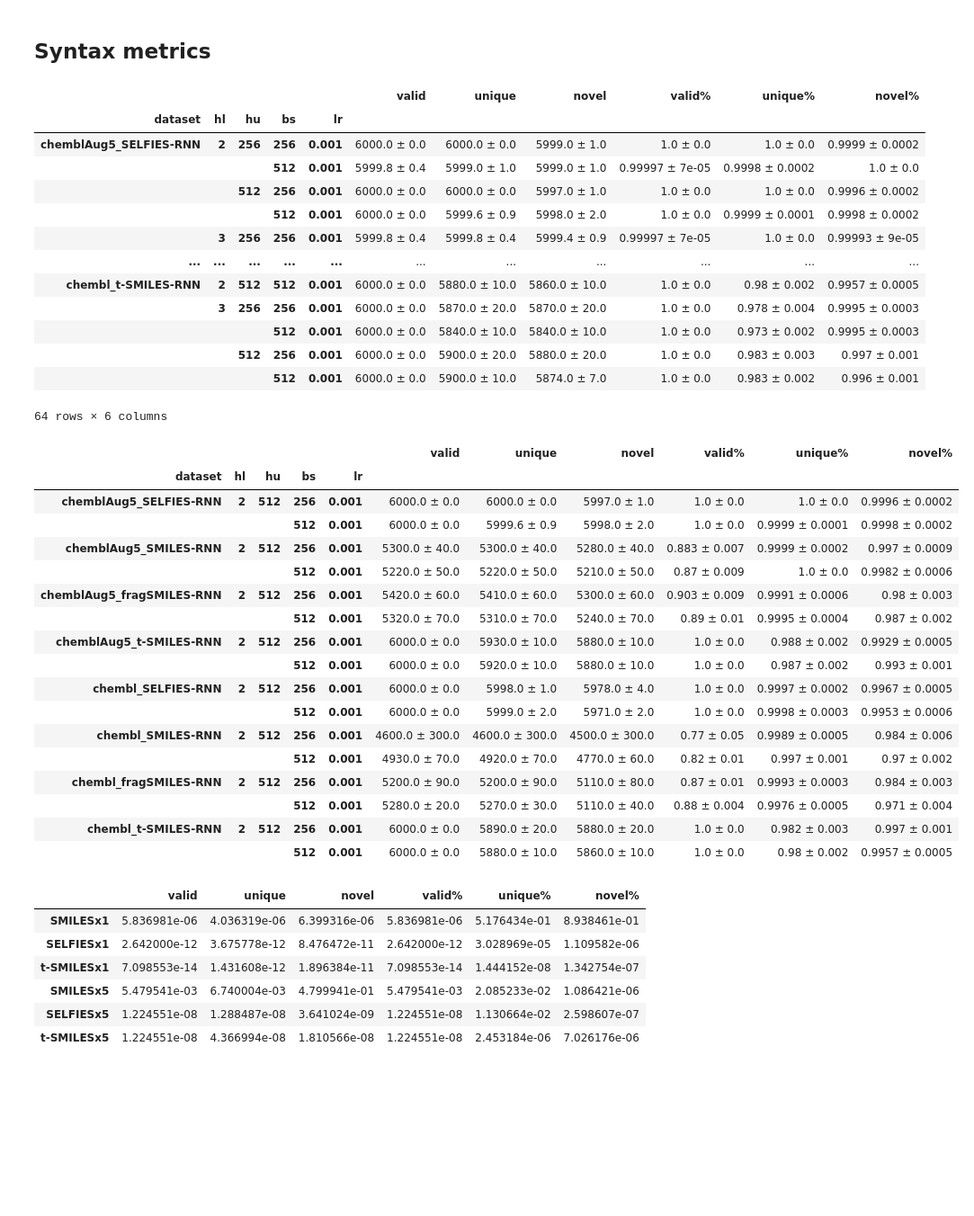
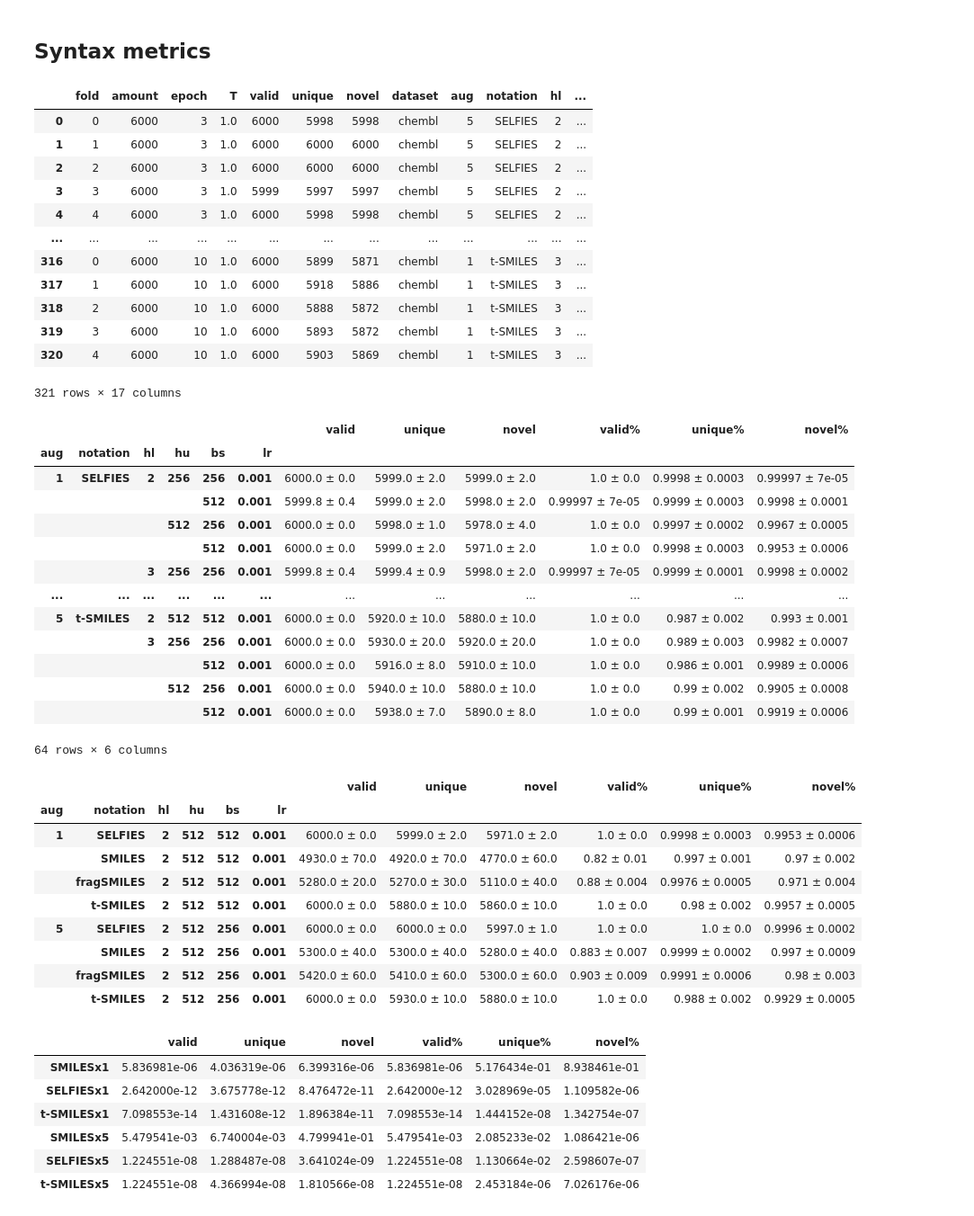
Before and after one commit to f48r1/fragsmiles, a Jupyter notebook: 07_metricChembl.ipynb, the cells around one changed output. Shown: that part at 90% size. Drawn from its saved outputs; the diff is of its cells as text; code cells hidden in the pictures; blank space fills up the shorter version.

```diff
--- a/07_metricChembl.ipynb
+++ b/07_metricChembl.ipynb
@@ -41,5 +57,5 @@ evaluators_table = pd.concat([evaluator.get_as_DFcell() for evaluator in evaluat
 # %%
-evaluators_table = evaluators_table.groupby(['hl','hu','bs','lr']).agg(lambda x: x.dropna())
+evaluators_table = evaluators_table.drop(columns=['dataset','notation']).groupby(['aug','hl','hu','bs','lr',]).agg(lambda x: x.dropna())
 # %%
 evaluators_table
 # %% [output]
@@ -103,8 +143,24 @@ genDFs['novel%']=genDFs['novel']/genDFs['unique']
 # %%
 params=[2,512,512,0.001]
 params5=[2,512,256,0.001]
+# %%
+genDFs
+# %% [output]
+|  | fold | amount | epoch | T | valid | unique | novel | dataset | aug | notation | hl | ... |
+| 0 | 0 | 6000 | 3 | 1.0 | 6000 | 5998 | 5998 | chembl | 5 | SELFIES | 2 | ... |
+| 1 | 1 | 6000 | 3 | 1.0 | 6000 | 6000 | 6000 | chembl | 5 | SELFIES | 2 | ... |
+| 2 | 2 | 6000 | 3 | 1.0 | 6000 | 6000 | 6000 | chembl | 5 | SELFIES | 2 | ... |
+| 3 | 3 | 6000 | 3 | 1.0 | 5999 | 5997 | 5997 | chembl | 5 | SELFIES | 2 | ... |
+| 4 | 4 | 6000 | 3 | 1.0 | 6000 | 5998 | 5998 | chembl | 5 | SELFIES | 2 | ... |
+| ... | ... | ... | ... | ... | ... | ... | ... | ... | ... | ... | ... | ... |
+| 316 | 0 | 6000 | 10 | 1.0 | 6000 | 5899 | 5871 | chembl | 1 | t-SMILES | 3 | ... |
+| 317 | 1 | 6000 | 10 | 1.0 | 6000 | 5918 | 5886 | chembl | 1 | t-SMILES | 3 | ... |
+| 318 | 2 | 6000 | 10 | 1.0 | 6000 | 5888 | 5872 | chembl | 1 | t-SMILES | 3 | ... |
+| 319 | 3 | 6000 | 10 | 1.0 | 6000 | 5893 | 5872 | chembl | 1 | t-SMILES | 3 | ... |
+| 320 | 4 | 6000 | 10 | 1.0 | 6000 | 5903 | 5869 | chembl | 1 | t-SMILES | 3 | ... |
+321 rows × 17 columns
 # %%
-genGrp=genDFs.drop(columns=['fold','epoch','T','amount']).groupby(['dataset','hl','hu','bs','lr'],as_index=True, dropna=False)
+genGrp=genDFs.drop(columns=['fold','epoch','T','amount','dataset']).groupby(['aug','notation','hl','hu','bs','lr'],as_index=True, dropna=False)
 # %%
 genStats=genGrp.describe().loc(axis=1)[ ( slice(None),['mean','std'] ) ]
 # %%
@@ -112,41 +168,33 @@ genStats=ResultsFromMeanStdDF(genStats)
 # %%
 genStats
 # %% [output]
-|  |  |  |  |  | valid | unique | novel | valid% | unique% | novel% |
-| dataset | hl | hu | bs | lr |  |  |  |  |  |  |
-| chemblAug5_SELFIES-RNN | 2 | 256 | 256 | 0.001 | 6000.0 ± 0.0 | 6000.0 ± 0.0 | 5999.0 ± 1.0 | 1.0 ± 0.0 | 1.0 ± 0.0 | 0.9999 ± 0.0002 |
-|  |  |  | 512 | 0.001 | 5999.8 ± 0.4 | 5999.0 ± 1.0 | 5999.0 ± 1.0 | 0.99997 ± 7e-05 | 0.9998 ± 0.0002 | 1.0 ± 0.0 |
-|  |  | 512 | 256 | 0.001 | 6000.0 ± 0.0 | 6000.0 ± 0.0 | 5997.0 ± 1.0 | 1.0 ± 0.0 | 1.0 ± 0.0 | 0.9996 ± 0.0002 |
-|  |  |  | 512 | 0.001 | 6000.0 ± 0.0 | 5999.6 ± 0.9 | 5998.0 ± 2.0 | 1.0 ± 0.0 | 0.9999 ± 0.0001 | 0.9998 ± 0.0002 |
-|  | 3 | 256 | 256 | 0.001 | 5999.8 ± 0.4 | 5999.8 ± 0.4 | 5999.4 ± 0.9 | 0.99997 ± 7e-05 | 1.0 ± 0.0 | 0.99993 ± 9e-05 |
-| ... | ... | ... | ... | ... | ... | ... | ... | ... | ... | ... |
-| chembl_t-SMILES-RNN | 2 | 512 | 512 | 0.001 | 6000.0 ± 0.0 | 5880.0 ± 10.0 | 5860.0 ± 10.0 | 1.0 ± 0.0 | 0.98 ± 0.002 | 0.9957 ± 0.0005 |
-|  | 3 | 256 | 256 | 0.001 | 6000.0 ± 0.0 | 5870.0 ± 20.0 | 5870.0 ± 20.0 | 1.0 ± 0.0 | 0.978 ± 0.004 | 0.9995 ± 0.0003 |
-|  |  |  | 512 | 0.001 | 6000.0 ± 0.0 | 5840.0 ± 10.0 | 5840.0 ± 10.0 | 1.0 ± 0.0 | 0.973 ± 0.002 | 0.9995 ± 0.0003 |
-|  |  | 512 | 256 | 0.001 | 6000.0 ± 0.0 | 5900.0 ± 20.0 | 5880.0 ± 20.0 | 1.0 ± 0.0 | 0.983 ± 0.003 | 0.997 ± 0.001 |
-|  |  |  | 512 | 0.001 | 6000.0 ± 0.0 | 5900.0 ± 10.0 | 5874.0 ± 7.0 | 1.0 ± 0.0 | 0.983 ± 0.002 | 0.996 ± 0.001 |
+|  |  |  |  |  |  | valid | unique | novel | valid% | unique% | novel% |
+| aug | notation | hl | hu | bs | lr |  |  |  |  |  |  |
+| 1 | SELFIES | 2 | 256 | 256 | 0.001 | 6000.0 ± 0.0 | 5999.0 ± 2.0 | 5999.0 ± 2.0 | 1.0 ± 0.0 | 0.9998 ± 0.0003 | 0.99997 ± 7e-05 |
+|  |  |  |  | 512 | 0.001 | 5999.8 ± 0.4 | 5999.0 ± 2.0 | 5998.0 ± 2.0 | 0.99997 ± 7e-05 | 0.9999 ± 0.0003 | 0.9998 ± 0.0001 |
+|  |  |  | 512 | 256 | 0.001 | 6000.0 ± 0.0 | 5998.0 ± 1.0 | 5978.0 ± 4.0 | 1.0 ± 0.0 | 0.9997 ± 0.0002 | 0.9967 ± 0.0005 |
+|  |  |  |  | 512 | 0.001 | 6000.0 ± 0.0 | 5999.0 ± 2.0 | 5971.0 ± 2.0 | 1.0 ± 0.0 | 0.9998 ± 0.0003 | 0.9953 ± 0.0006 |
+|  |  | 3 | 256 | 256 | 0.001 | 5999.8 ± 0.4 | 5999.4 ± 0.9 | 5998.0 ± 2.0 | 0.99997 ± 7e-05 | 0.9999 ± 0.0001 | 0.9998 ± 0.0002 |
+| ... | ... | ... | ... | ... | ... | ... | ... | ... | ... | ... | ... |
+| 5 | t-SMILES | 2 | 512 | 512 | 0.001 | 6000.0 ± 0.0 | 5920.0 ± 10.0 | 5880.0 ± 10.0 | 1.0 ± 0.0 | 0.987 ± 0.002 | 0.993 ± 0.001 |
+|  |  | 3 | 256 | 256 | 0.001 | 6000.0 ± 0.0 | 5930.0 ± 20.0 | 5920.0 ± 20.0 | 1.0 ± 0.0 | 0.989 ± 0.003 | 0.9982 ± 0.0007 |
+|  |  |  |  | 512 | 0.001 | 6000.0 ± 0.0 | 5916.0 ± 8.0 | 5910.0 ± 10.0 | 1.0 ± 0.0 | 0.986 ± 0.001 | 0.9989 ± 0.0006 |
+|  |  |  | 512 | 256 | 0.001 | 6000.0 ± 0.0 | 5940.0 ± 10.0 | 5880.0 ± 10.0 | 1.0 ± 0.0 | 0.99 ± 0.002 | 0.9905 ± 0.0008 |
+|  |  |  |  | 512 | 0.001 | 6000.0 ± 0.0 | 5938.0 ± 7.0 | 5890.0 ± 8.0 | 1.0 ± 0.0 | 0.99 ± 0.001 | 0.9919 ± 0.0006 |
 64 rows × 6 columns
 # %%
-genStats.query(' ( hl==2 and hu==512 and bs==256 ) or ( hl==2 and hu==512 and bs==512 ) ')
+genStats.query(' (aug==5 and hl==2 and hu==512 and bs==256 ) or (aug==1 and hl==2 and hu==512 and bs==512 ) ')
 # %% [output]
-|  |  |  |  |  | valid | unique | novel | valid% | unique% | novel% |
-| dataset | hl | hu | bs | lr |  |  |  |  |  |  |
-| chemblAug5_SELFIES-RNN | 2 | 512 | 256 | 0.001 | 6000.0 ± 0.0 | 6000.0 ± 0.0 | 5997.0 ± 1.0 | 1.0 ± 0.0 | 1.0 ± 0.0 | 0.9996 ± 0.0002 |
-|  |  |  | 512 | 0.001 | 6000.0 ± 0.0 | 5999.6 ± 0.9 | 5998.0 ± 2.0 | 1.0 ± 0.0 | 0.9999 ± 0.0001 | 0.9998 ± 0.0002 |
-| chemblAug5_SMILES-RNN | 2 | 512 | 256 | 0.001 | 5300.0 ± 40.0 | 5300.0 ± 40.0 | 5280.0 ± 40.0 | 0.883 ± 0.007 | 0.9999 ± 0.0002 | 0.997 ± 0.0009 |
-|  |  |  | 512 | 0.001 | 5220.0 ± 50.0 | 5220.0 ± 50.0 | 5210.0 ± 50.0 | 0.87 ± 0.009 | 1.0 ± 0.0 | 0.9982 ± 0.0006 |
-| chemblAug5_fragSMILES-RNN | 2 | 512 | 256 | 0.001 | 5420.0 ± 60.0 | 5410.0 ± 60.0 | 5300.0 ± 60.0 | 0.903 ± 0.009 | 0.9991 ± 0.0006 | 0.98 ± 0.003 |
-|  |  |  | 512 | 0.001 | 5320.0 ± 70.0 | 5310.0 ± 70.0 | 5240.0 ± 70.0 | 0.89 ± 0.01 | 0.9995 ± 0.0004 | 0.987 ± 0.002 |
-| chemblAug5_t-SMILES-RNN | 2 | 512 | 256 | 0.001 | 6000.0 ± 0.0 | 5930.0 ± 10.0 | 5880.0 ± 10.0 | 1.0 ± 0.0 | 0.988 ± 0.002 | 0.9929 ± 0.0005 |
-|  |  |  | 512 | 0.001 | 6000.0 ± 0.0 | 5920.0 ± 10.0 | 5880.0 ± 10.0 | 1.0 ± 0.0 | 0.987 ± 0.002 | 0.993 ± 0.001 |
-| chembl_SELFIES-RNN | 2 | 512 | 256 | 0.001 | 6000.0 ± 0.0 | 5998.0 ± 1.0 | 5978.0 ± 4.0 | 1.0 ± 0.0 | 0.9997 ± 0.0002 | 0.9967 ± 0.0005 |
-|  |  |  | 512 | 0.001 | 6000.0 ± 0.0 | 5999.0 ± 2.0 | 5971.0 ± 2.0 | 1.0 ± 0.0 | 0.9998 ± 0.0003 | 0.9953 ± 0.0006 |
-| chembl_SMILES-RNN | 2 | 512 | 256 | 0.001 | 4600.0 ± 300.0 | 4600.0 ± 300.0 | 4500.0 ± 300.0 | 0.77 ± 0.05 | 0.9989 ± 0.0005 | 0.984 ± 0.006 |
-|  |  |  | 512 | 0.001 | 4930.0 ± 70.0 | 4920.0 ± 70.0 | 4770.0 ± 60.0 | 0.82 ± 0.01 | 0.997 ± 0.001 | 0.97 ± 0.002 |
-| chembl_fragSMILES-RNN | 2 | 512 | 256 | 0.001 | 5200.0 ± 90.0 | 5200.0 ± 90.0 | 5110.0 ± 80.0 | 0.87 ± 0.01 | 0.9993 ± 0.0003 | 0.984 ± 0.003 |
-|  |  |  | 512 | 0.001 | 5280.0 ± 20.0 | 5270.0 ± 30.0 | 5110.0 ± 40.0 | 0.88 ± 0.004 | 0.9976 ± 0.0005 | 0.971 ± 0.004 |
-| chembl_t-SMILES-RNN | 2 | 512 | 256 | 0.001 | 6000.0 ± 0.0 | 5890.0 ± 20.0 | 5880.0 ± 20.0 | 1.0 ± 0.0 | 0.982 ± 0.003 | 0.997 ± 0.001 |
-|  |  |  | 512 | 0.001 | 6000.0 ± 0.0 | 5880.0 ± 10.0 | 5860.0 ± 10.0 | 1.0 ± 0.0 | 0.98 ± 0.002 | 0.9957 ± 0.0005 |
+|  |  |  |  |  |  | valid | unique | novel | valid% | unique% | novel% |
+| aug | notation | hl | hu | bs | lr |  |  |  |  |  |  |
+| 1 | SELFIES | 2 | 512 | 512 | 0.001 | 6000.0 ± 0.0 | 5999.0 ± 2.0 | 5971.0 ± 2.0 | 1.0 ± 0.0 | 0.9998 ± 0.0003 | 0.9953 ± 0.0006 |
+|  | SMILES | 2 | 512 | 512 | 0.001 | 4930.0 ± 70.0 | 4920.0 ± 70.0 | 4770.0 ± 60.0 | 0.82 ± 0.01 | 0.997 ± 0.001 | 0.97 ± 0.002 |
+|  | fragSMILES | 2 | 512 | 512 | 0.001 | 5280.0 ± 20.0 | 5270.0 ± 30.0 | 5110.0 ± 40.0 | 0.88 ± 0.004 | 0.9976 ± 0.0005 | 0.971 ± 0.004 |
+|  | t-SMILES | 2 | 512 | 512 | 0.001 | 6000.0 ± 0.0 | 5880.0 ± 10.0 | 5860.0 ± 10.0 | 1.0 ± 0.0 | 0.98 ± 0.002 | 0.9957 ± 0.0005 |
+| 5 | SELFIES | 2 | 512 | 256 | 0.001 | 6000.0 ± 0.0 | 6000.0 ± 0.0 | 5997.0 ± 1.0 | 1.0 ± 0.0 | 1.0 ± 0.0 | 0.9996 ± 0.0002 |
+|  | SMILES | 2 | 512 | 256 | 0.001 | 5300.0 ± 40.0 | 5300.0 ± 40.0 | 5280.0 ± 40.0 | 0.883 ± 0.007 | 0.9999 ± 0.0002 | 0.997 ± 0.0009 |
+|  | fragSMILES | 2 | 512 | 256 | 0.001 | 5420.0 ± 60.0 | 5410.0 ± 60.0 | 5300.0 ± 60.0 | 0.903 ± 0.009 | 0.9991 ± 0.0006 | 0.98 ± 0.003 |
+|  | t-SMILES | 2 | 512 | 256 | 0.001 | 6000.0 ± 0.0 | 5930.0 ± 10.0 | 5880.0 ± 10.0 | 1.0 ± 0.0 | 0.988 ± 0.002 | 0.9929 ± 0.0005 |
 # %%
 genPvals = pd.DataFrame.from_dict(
                 {notation+'x1':
```
Also changed, not shown: parts of 18 cells of this notebook, 43 other files.
